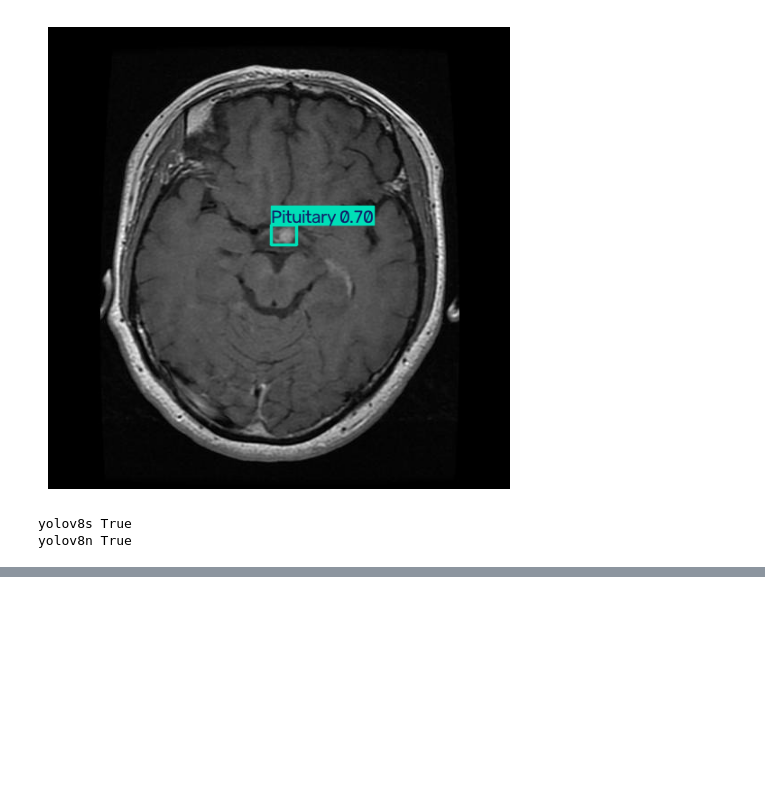
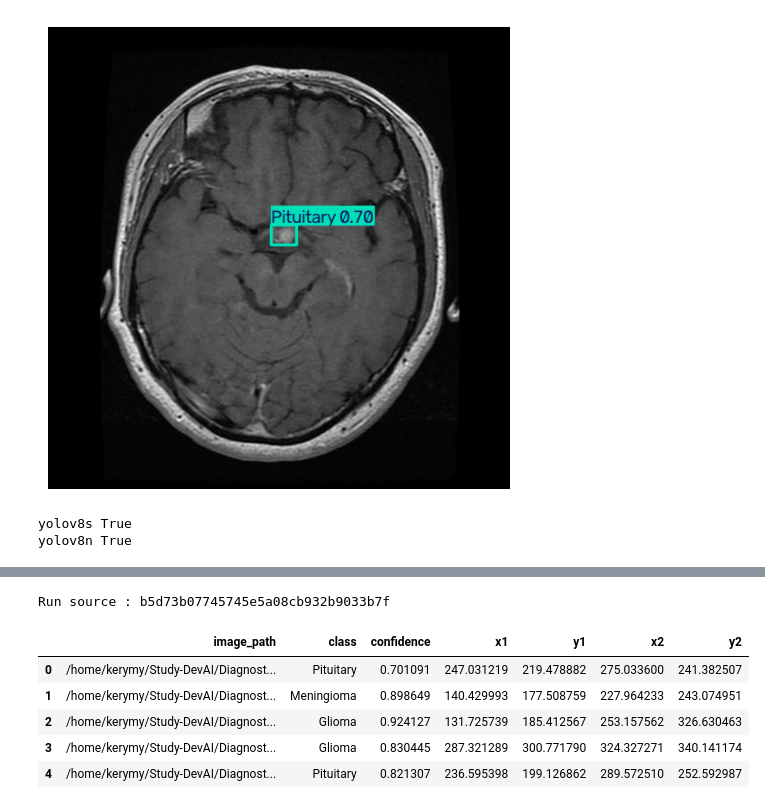
Before and after one commit to jerymy-k/DiagnosticMultimodal, a Jupyter notebook: notebooks/detection.ipynb, the cells around one changed output, grey strips where cells are left out. Drawn from its saved outputs; the diff is of its cells as text; code cells hidden in the pictures; blank space fills up the shorter version.

Commit message:
DIAG-36 : Enregistrement des modèles dans le Model Registry #Terminé

```diff
--- a/notebooks/detection.ipynb
+++ b/notebooks/detection.ipynb
@@ -489,0 +551,13 @@ det_runs.set_index("tags.mlflow.runName")[list(DET_COLUMNS)].rename(columns=DET_
+# %%
+champion = mlflow.pyfunc.load_model(f"models:/{DETECTOR_NAME}@champion")
+print("Run source :", champion.metadata.run_id)
+
+champion.predict(pd.DataFrame({"image_path": [str(record["image"]) for record in good]}))
+# %% [output]
+Run source : b5d73b07745745e5a08cb932b9033b7f
+|  | image_path | class | confidence | x1 | y1 | x2 | y2 |
+| 0 | /home/kerymy/Study-DevAI/Diagnost... | Pituitary | 0.701091 | 247.031219 | 219.478882 | 275.033600 | 241.382507 |
+| 1 | /home/kerymy/Study-DevAI/Diagnost... | Meningioma | 0.898649 | 140.429993 | 177.508759 | 227.964233 | 243.074951 |
+| 2 | /home/kerymy/Study-DevAI/Diagnost... | Glioma | 0.924127 | 131.725739 | 185.412567 | 253.157562 | 326.630463 |
+| 3 | /home/kerymy/Study-DevAI/Diagnost... | Glioma | 0.830445 | 287.321289 | 300.771790 | 324.327271 | 340.141174 |
+| 4 | /home/kerymy/Study-DevAI/Diagnost... | Pituitary | 0.821307 | 236.595398 | 199.126862 | 289.572510 | 252.592987 |
```
Also changed, not shown: parts of 2 cells of this notebook, 1 other file.
